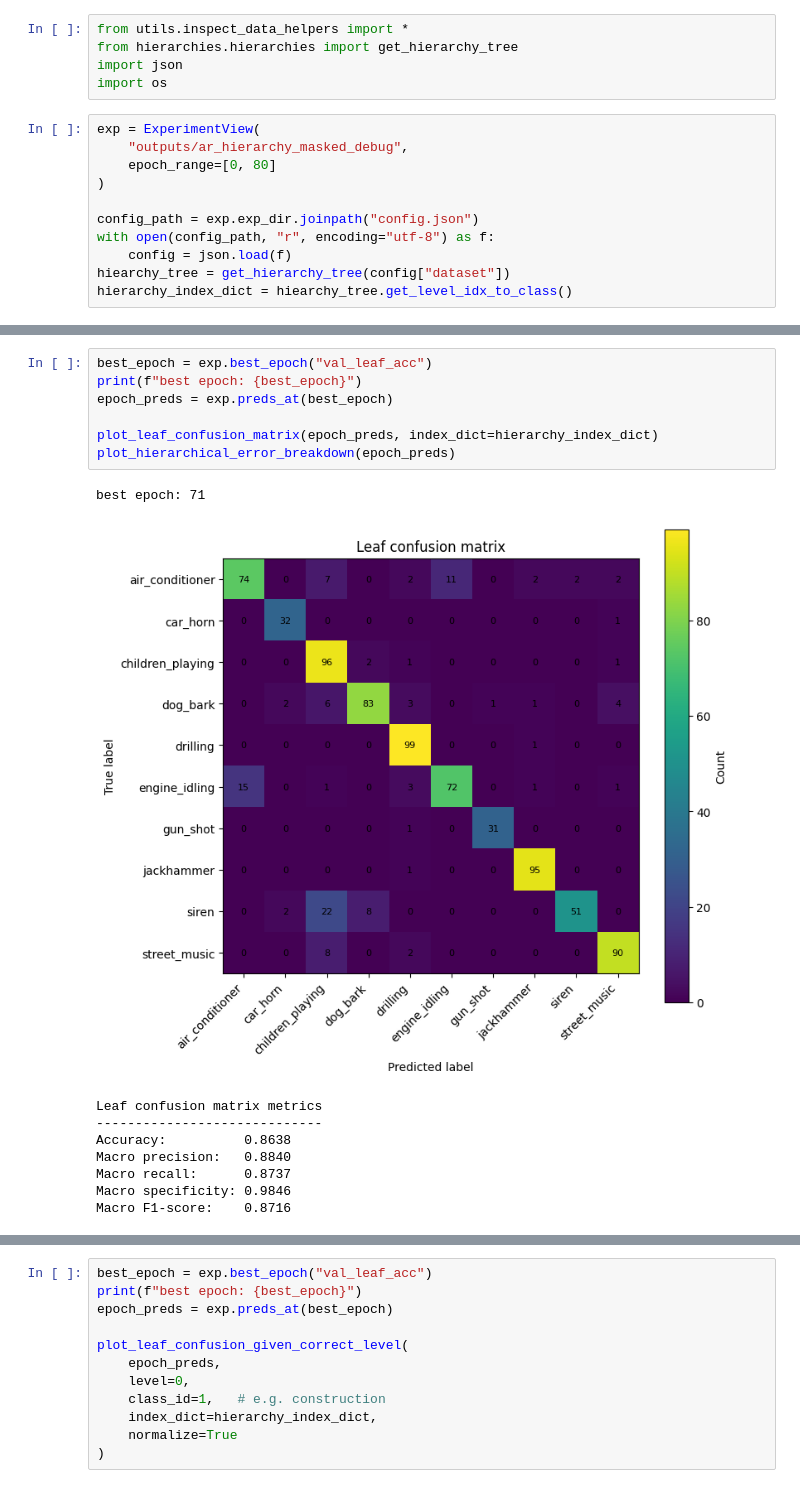
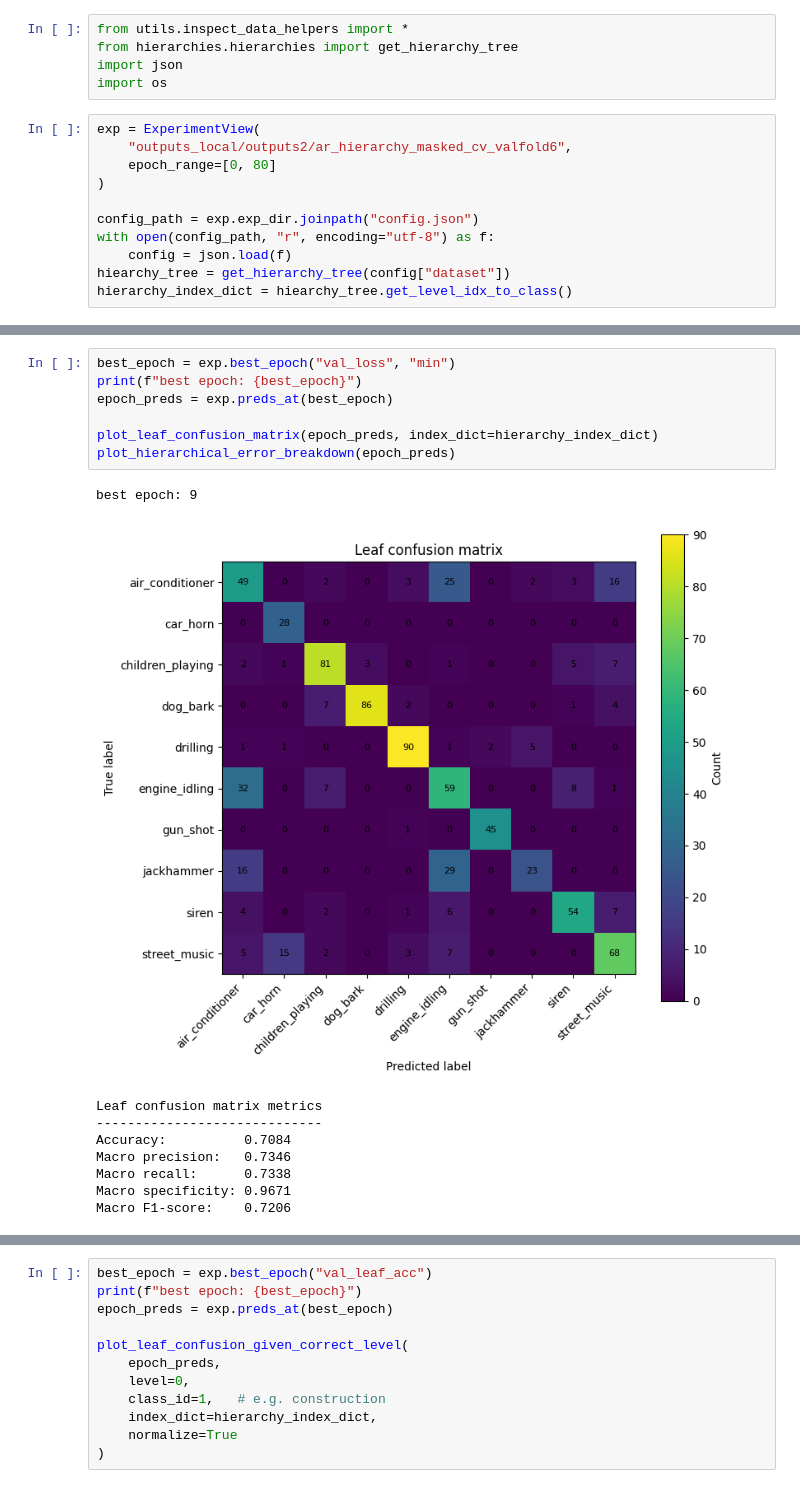
Before and after one commit to DasThug/Hierarchical-Audio-Classification-using-Deep-Learning, a Jupyter notebook: InspectData.ipynb, the cells around one changed output, grey strips where cells are left out. Cells and saved outputs as stored; diff of their text form.

```diff
--- a/InspectData.ipynb
+++ b/InspectData.ipynb
@@ -5,7 +5,7 @@ import json
 import os
 # %%
 exp = ExperimentView(
-    "outputs/ar_hierarchy_masked_debug",
+    "outputs_local/outputs2/ar_hierarchy_masked_cv_valfold6",
     epoch_range=[0, 80]
 )
 
@@ -24,17 +24,17 @@ plot_training_dynamics(exp.metrics)
 # %%
-best_epoch = exp.best_epoch("val_leaf_acc")
+best_epoch = exp.best_epoch("val_loss", "min")
 print(f"best epoch: {best_epoch}")
 epoch_preds = exp.preds_at(best_epoch)
 
 plot_leaf_confusion_matrix(epoch_preds, index_dict=hierarchy_index_dict)
 plot_hierarchical_error_breakdown(epoch_preds)
 # %% [output]
-best epoch: 71
+best epoch: 9
-[figure, old version]
+[figure, new version]
 Leaf confusion matrix metrics
 -----------------------------
-Accuracy:          0.8638
-Macro precision:   0.8840
-Macro recall:      0.8737
-Macro specificity: 0.9846
-Macro F1-score:    0.8716
+Accuracy:          0.7084
+Macro precision:   0.7346
+Macro recall:      0.7338
+Macro specificity: 0.9671
+Macro F1-score:    0.7206
```
Also changed, not shown: parts of 2 cells of this notebook, 16 other files.
